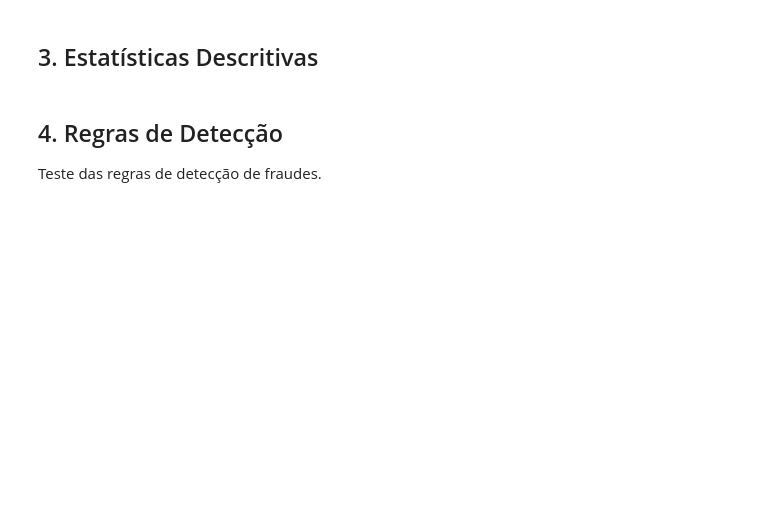
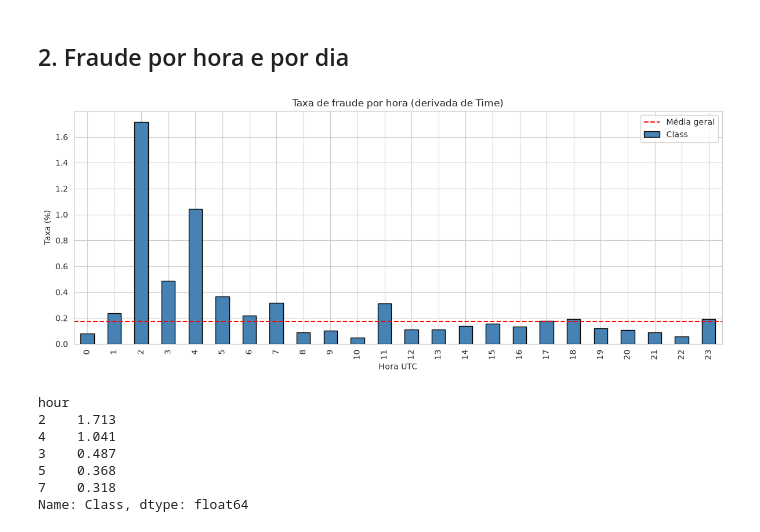
Before and after one commit to DrkCde15/Pipeline-Streaming-Frauds, a Jupyter notebook: notebooks/01_analise_fraudes.ipynb, the cells around one changed output. Cells and saved outputs as stored; diff of their text form; code cells hidden in the pictures; blank space fills up the shorter version.

```diff
--- a/notebooks/01_analise_fraudes.ipynb
+++ b/notebooks/01_analise_fraudes.ipynb
@@ -81,14 +79,23 @@ plt.show()
+# %% [markdown]
+## 2. Fraude por hora e por dia
 # %%
-# Taxa de fraude por hora
-fraude_por_hora = df.groupby('hour')['is_fraud'].mean() * 100
-
+taxa_hora = df.groupby('hour')['Class'].mean() * 100
 plt.figure(figsize=(12, 5))
-fraude_por_hora.plot(kind='bar', color='steelblue', edgecolor='black')
-plt.title('Taxa de Fraude por Hora do Dia')
-plt.xlabel('Hora')
-plt.ylabel('Taxa de Fraude (%)')
-plt.xticks(rotation=0)
-plt.axhline(y=df['is_fraud'].mean()*100, color='red', linestyle='--', label='Média Geral')
+taxa_hora.plot(kind='bar', color='steelblue', edgecolor='black')
+plt.title('Taxa de fraude por hora (derivada de Time)')
+plt.xlabel('Hora UTC')
+plt.ylabel('Taxa (%)')
+plt.axhline(y=df.Class.mean()*100, color='red', linestyle='--', label='Média geral')
 plt.legend()
 plt.tight_layout()
 plt.show()
+print(taxa_hora.sort_values(ascending=False).head().round(3))
+# %% [output]
+[figure, added]
+hour
+2    1.713
+4    1.041
+3    0.487
+5    0.368
+7    0.318
+Name: Class, dtype: float64
@@ -135,2 +101,0 @@ plt.show()
-# %% [markdown]
-## 3. Estatísticas Descritivas
@@ -155,4 +101,0 @@ print(f'  Fraude  -> {df[df.is_fraud]["is_weekend"].mean()*100:.1f}%')
-# %% [markdown]
-## 4. Regras de Detecção
-
-Teste das regras de detecção de fraudes.
```
Also changed, not shown: parts of 19 cells of this notebook, 15 other files.
